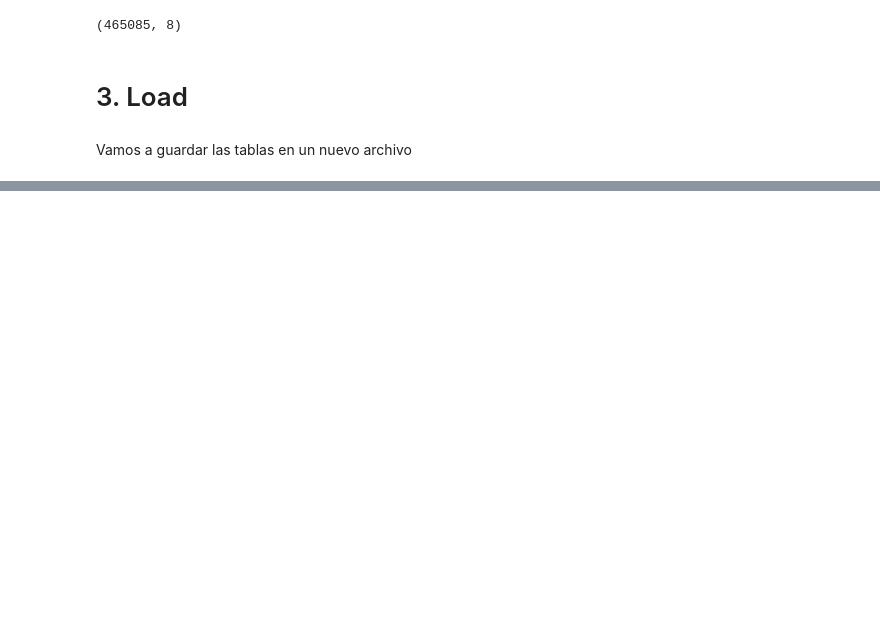
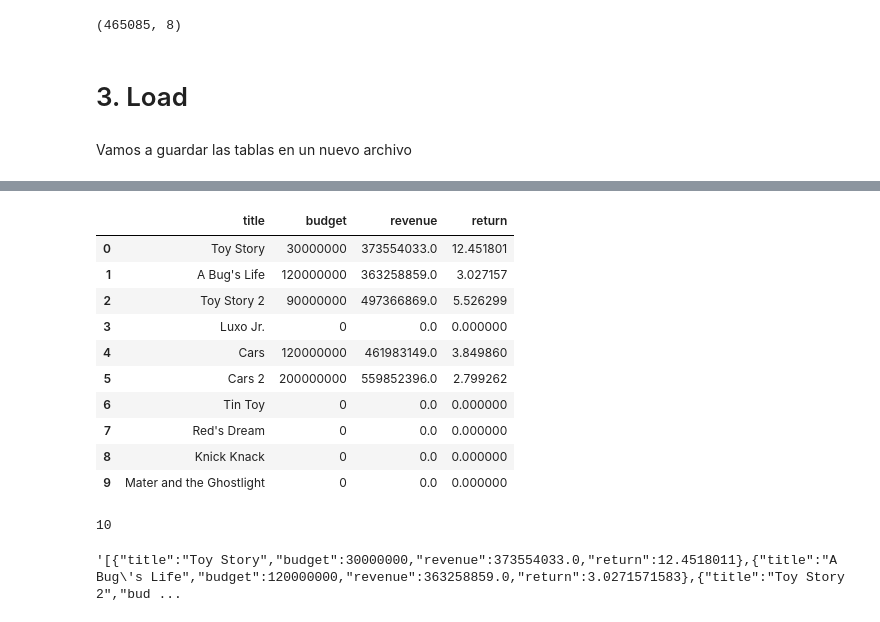
Before and after one commit to SDCaFlo/HenryProjects, a Jupyter notebook: ETL.ipynb, the cells around one changed output, grey strips where cells are left out. Cells and saved outputs as stored; diff of their text form; code cells hidden in the pictures; blank space fills up the shorter version.

Commit message:
Added get_director & get_actor

```diff
--- a/ETL.ipynb
+++ b/ETL.ipynb
@@ -355,0 +363,7 @@ movies_df_exploded_normalized.to_csv("transformed/movies_df", index=False)
+# %%
+movies_df = pd.read_csv("transformed/movies_df.csv", parse_dates=["release_date"], usecols=[
+    "id","title", "release_date", "vote_average", "vote_count", "budget", "revenue","return"]).drop_duplicates().reset_index(drop=True)
+actor_df = pd.read_csv("transformed/credits_cast_df.csv", usecols=["id", "cast.character", "cast.name"]).drop_duplicates().dropna(subset=["cast.name"]).reset_index(drop=True)
+# %%
+director_df = pd.read_csv("transformed/credits_crew_df.csv", usecols=["id", "crew.job", "crew.name"])
+director_df = director_df[director_df["crew.job"]=="Director"].reset_index(drop=True)
@@ -355,0 +390,29 @@ movies_df_exploded_normalized.to_csv("transformed/movies_df", index=False)
+# %%
+director_name = "John Lasseter"
+film_record = director_df[director_df["crew.name"]==director_name]["id"].drop_duplicates()
+# %%
+film_record_data = pd.merge(movies_df, film_record, how='inner', on="id").filter(["title", "budget", "revenue", "return"], axis=1)
+# %%
+film_record_data
+# %% [output]
+|  | title | budget | revenue | return |
+| 0 | Toy Story | 30000000 | 373554033.0 | 12.451801 |
+| 1 | A Bug's Life | 120000000 | 363258859.0 | 3.027157 |
+| 2 | Toy Story 2 | 90000000 | 497366869.0 | 5.526299 |
+| 3 | Luxo Jr. | 0 | 0.0 | 0.000000 |
+| 4 | Cars | 120000000 | 461983149.0 | 3.849860 |
+| 5 | Cars 2 | 200000000 | 559852396.0 | 2.799262 |
+| 6 | Tin Toy | 0 | 0.0 | 0.000000 |
+| 7 | Red's Dream | 0 | 0.0 | 0.000000 |
+| 8 | Knick Knack | 0 | 0.0 | 0.000000 |
+| 9 | Mater and the Ghostlight | 0 | 0.0 | 0.000000 |
+# %%
+film_record_data["return"].sum()
+film_record_data["return"].mean()
+film_record_data["return"].shape[0]
+# %% [output]
+10
+# %%
+film_record_data.to_json(orient="records")
+# %% [output]
+'[{"title":"Toy Story","budget":30000000,"revenue":373554033.0,"return":12.4518011},{"title":"A Bug\'s Life","budget":120000000,"revenue":363258859.0,"return":3.0271571583},{"title":"Toy Story 2","bud ...
```
Also changed, not shown: parts of 12 cells of this notebook, 1 other file.
